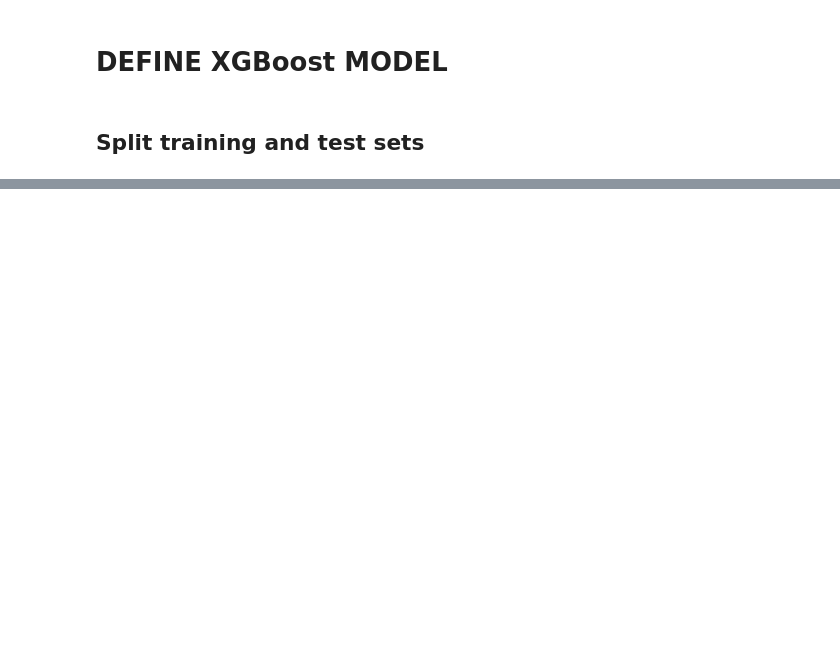
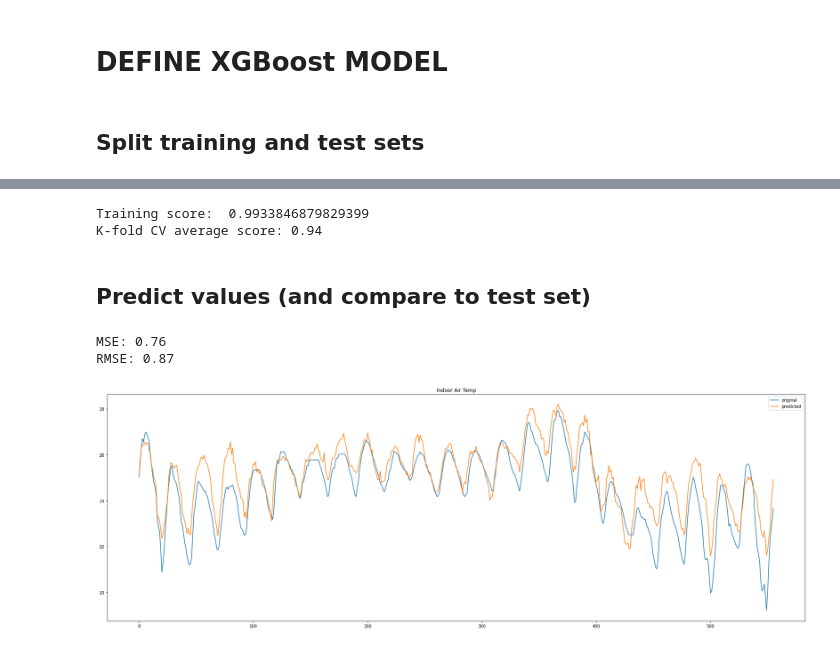
Before and after one commit to eta-lab/cooling-around, a Jupyter notebook: models/model_XGBoost.ipynb, the cells around one changed output, grey strips where cells are left out. Cells and saved outputs as stored; diff of their text form; code cells hidden in the pictures; blank space fills up the shorter version.

```diff
--- a/models/model_XGBoost.ipynb
+++ b/models/model_XGBoost.ipynb
@@ -309,7 +296,7 @@ x = x_all.copy().to_numpy()
 y = y_all.copy().to_numpy().reshape(-1,1)
 
 # NB split should not be an unordered... (shuffle=False)
-x_train, testX, y_train, testY = train_test_split(x, y, shuffle = False, test_size= 0.15)
+x_train, testX, y_train, testY = train_test_split(x, y, shuffle = False, test_size= 0.12)
 
 train_dim = (x_train.shape, y_train.shape)
 test_dim = (testX.shape, testY.shape)
@@ -322,0 +323,18 @@ test_dim Xs and Y ((695, 10), (695, 1))
+# %%
+# n_estimators
+N_EST = 1000
+
+# max_depth
+MAX_D = 7
+
+# eta
+ETA = 0.01
+
+# subsample
+SUB = 1.0
+
+# colsample_bytree
+SMPL_TREE = 1.0
+
+# create an xgboost regression model
+model = xgb.XGBRegressor(n_estimators=N_EST, max_depth=MAX_D, eta=ETA, subsample=SUB, colsample_bytree=SMPL_TREE)
@@ -322,0 +343,2 @@ test_dim Xs and Y ((695, 10), (695, 1))
+# %%
+model.fit(x_train, y_train)
@@ -323,3 +355,39 @@ test_dim Xs and Y ((695, 10), (695, 1))
+# %%
+# Training score
+score = model.score(x_train, y_train)
+print("Training score: ", score)
+
+# K-fold cross-validation average score (from sklearn library)
+kfold = KFold(n_splits=10, shuffle=True)
+kf_cv_scores = cross_val_score(model, x_train, y_train, cv=kfold )
+print("K-fold CV average score: %.2f" % kf_cv_scores.mean())
+# %% [output]
+Training score:  0.9933846879829399
+K-fold CV average score: 0.94
+# %% [markdown]
+## Predict values (and compare to test set)
+# %%
+# Prediction
+y_pred = model.predict(testX)
+
+# Calculate Mean Squared Error
+mse = mean_squared_error(testY, y_pred)
+print("MSE: %.2f" % mse)
+print("RMSE: %.2f" % (mse**(1/2.0)))
+
+# Visualize Predictions versus Test Set
+plt.figure(figsize=(30,10))
+x_ax = range(len(testY))
+plt.plot(x_ax, testY, label="original")
+plt.plot(x_ax, y_pred, label="predicted")
+plt.title("Indoor Air Temp")
+
+plt.legend()
+plt.show()
+# %% [output]
+MSE: 0.76
+RMSE: 0.87
+[figure, added]
 # %% [markdown]
 # Sum number of hours that exceed comfort threshold
 
```
Also changed, not shown: parts of 21 cells of this notebook.
